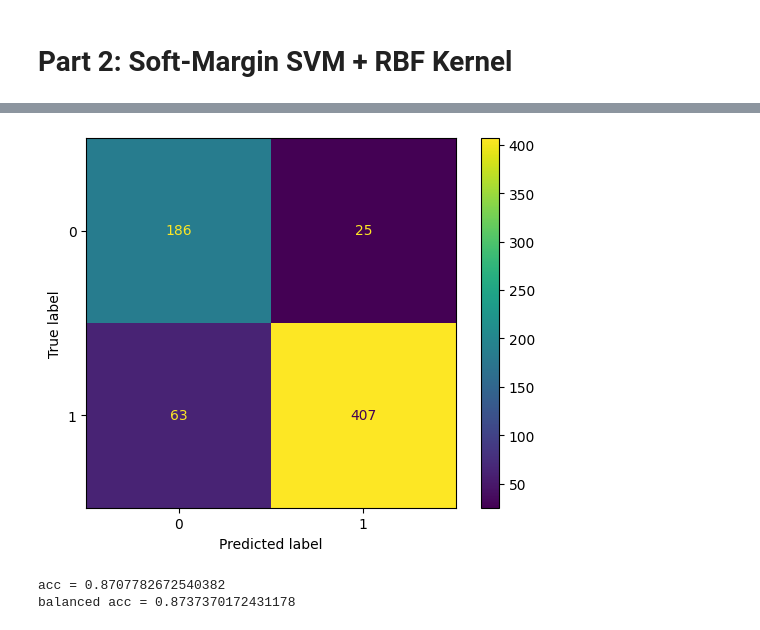
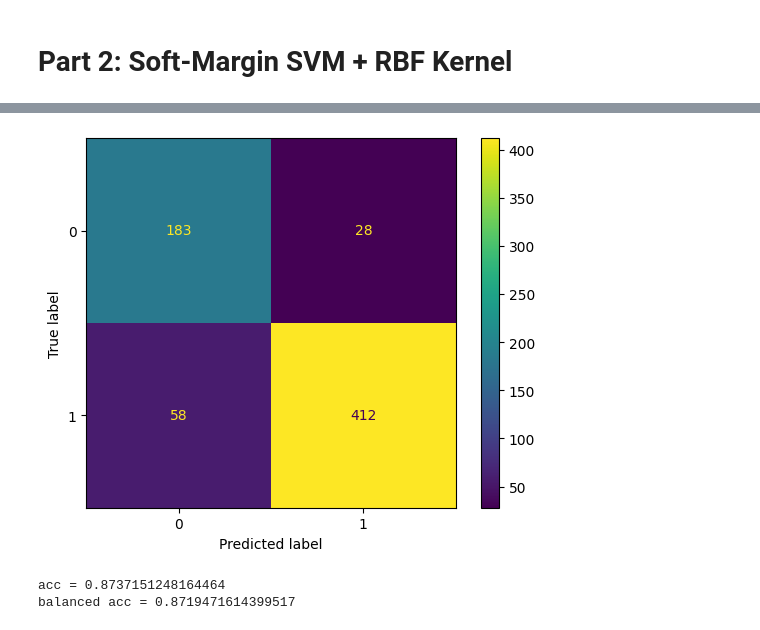
Before and after one commit to sehbeygi79/Soft-SVM, a Jupyter notebook: soft-svm.ipynb, the cells around one changed output, grey strips where cells are left out. Saved outputs shown, nothing was run; the diff lists cells and outputs as text; code cells hidden in the pictures.

Commit message:
hyperparameter fine tuning added

```diff
--- a/soft-svm.ipynb
+++ b/soft-svm.ipynb
@@ -26,14 +26,14 @@ X_train, y_train = do_preprocessing(X_train, y_train)
 X_test, y_test = do_preprocessing(X_test, y_test)
 X_validation, y_validation = do_preprocessing(X_validation, y_validation)
 # %%
-def show_conf_matrix(y_test, y_hat):
-    conf_mat = sklearn.metrics.confusion_matrix(y_test, y_hat)
+def show_conf_matrix(y_true, y_hat):
+    conf_mat = sklearn.metrics.confusion_matrix(y_true, y_hat)
     sklearn.metrics.ConfusionMatrixDisplay(confusion_matrix=conf_mat).plot()
     plt.show()
 
-def get_metrics(y_test, y_hat):
-    acc = sklearn.metrics.accuracy_score(y_test, y_hat)
-    balanced_acc = sklearn.metrics.balanced_accuracy_score(y_test, y_hat)
+def get_metrics(y_true, y_hat):
+    acc = sklearn.metrics.accuracy_score(y_true, y_hat)
+    balanced_acc = sklearn.metrics.balanced_accuracy_score(y_true, y_hat)
     return acc, balanced_acc
 # %% [markdown]
 # Part 1: Soft-Margin SVM
@@ -125,7 +125,7 @@ class SoftMarginSVMKernel:
         # this function calculates the distance of each row of X1 with each row of X2
         # exactly what we need :)
         distance_matrix = scipy.spatial.distance_matrix(X1, X2)
-        return np.exp(-(distance_matrix**2) / ((self.hyperparameters['sigma']**2) / 2))
+        return np.exp(-(distance_matrix**2) / ((self.hyperparameters['sigma']**2) * 2))
 
     def train(self, X_train, y_train, show_log=True):
         n = X_train.shape[0]
@@ -167,6 +167,3 @@ class SoftMarginSVMKernel:
                 self.calc_rbf_kernel_matrix(X, self.sv_x), (self.sv_y * self.sv_alpha)
             ).squeeze()
         )
-# %%
-sm_kernel_model = SoftMarginSVMKernel()
-sm_kernel_model.train(X_train, y_train)
@@ -185,0 +172,20 @@ Optimal solution found.
+# %%
+sm_svm_kernel_model = SoftMarginSVMKernel()
+
+acc_list = []
+start, end, step_size = 0.05, 1.5, 0.1
+sigma_list = np.arange(start, end, step_size)
+for sigma in sigma_list:
+    sm_svm_kernel_model.set_hyperparameters({'sigma': sigma})
+    sm_svm_kernel_model.train(X_train, y_train, show_log=False)
+
+    y_val_hat = sm_svm_kernel_model.predict(X_validation)
+    acc_list.append(get_metrics(y_validation, y_val_hat)[0])
+
+plt.plot(sigma_list, acc_list)
+plt.xlabel('sigma')
+plt.ylabel('accuracy')
+plt.show()
+
+best_sigma = sigma_list[np.argmax(acc_list)]
+print(f'best sigma based on validatoin set is: {best_sigma}')
@@ -186,10 +195,13 @@ Optimal solution found.
 # %%
-y_hat = sm_kernel_model.predict(X_test)
-show_conf_matrix(y_test, y_hat)
-acc, balanced_acc = get_metrics(y_test, y_hat)
+sm_svm_kernel_model.set_hyperparameters({'sigma': best_sigma})
+sm_svm_kernel_model.train(X_train, y_train, show_log=False)
+
+y_test_hat = sm_svm_kernel_model.predict(X_test)
+show_conf_matrix(y_test, y_test_hat)
+acc, balanced_acc = get_metrics(y_test, y_test_hat)
 print(f'acc = {acc}')
 print(f'balanced acc = {balanced_acc}')
 # %% [output]
-[figure, old version]
+[figure, new version]
-acc = 0.8707782672540382
-balanced acc = 0.8737370172431178
+acc = 0.8737151248164464
+balanced acc = 0.8719471614399517
```
Also changed, not shown: parts of 3 cells of this notebook.
